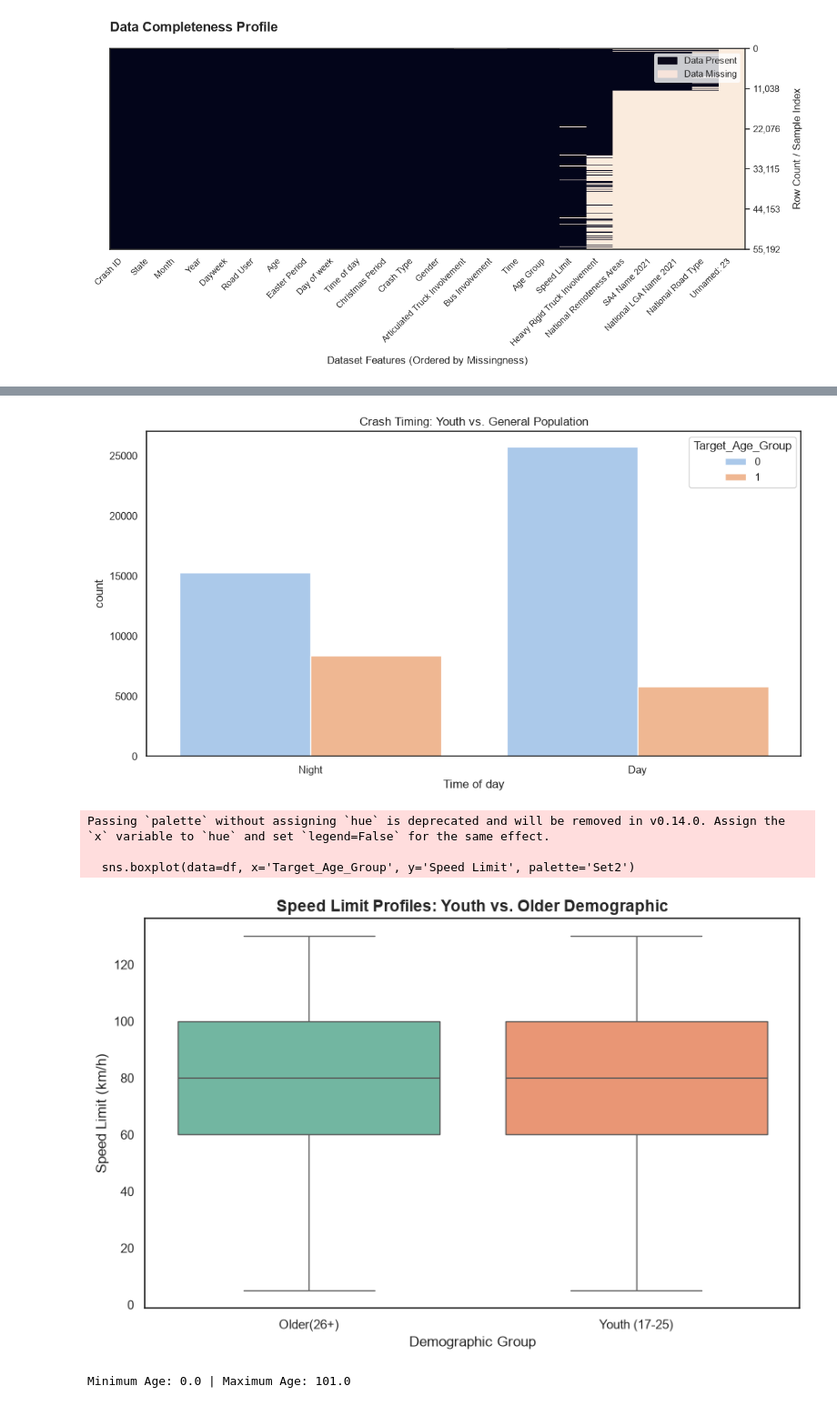
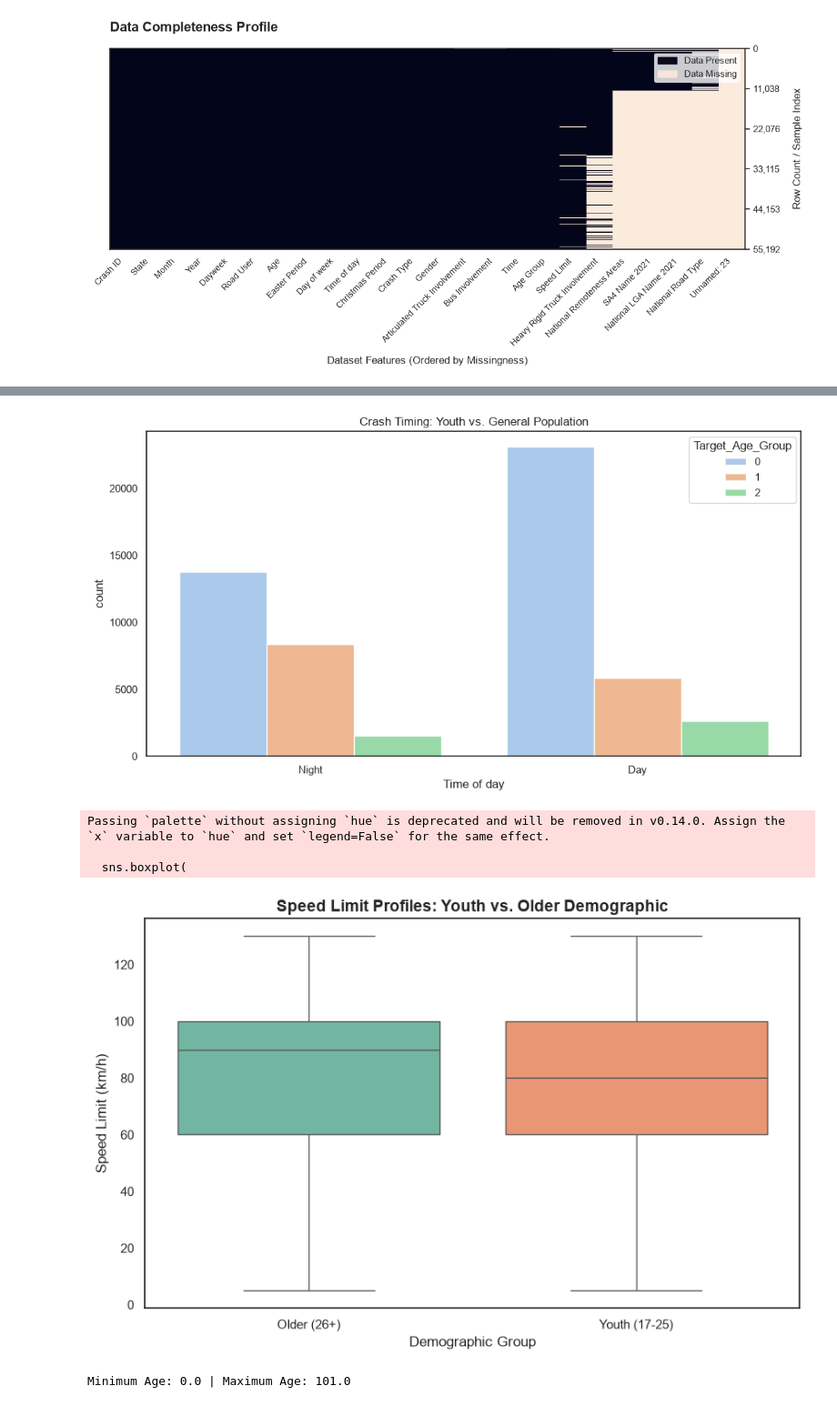
Before and after one commit to IrtiyaHana/ENGE707_WizardsofOdds, a Jupyter notebook: CrashDataset.ipynb, the cells around one changed output, grey strips where cells are left out. Shown at 91% size. Saved outputs shown, nothing was run; the diff lists cells and outputs as text; code cells hidden in the pictures.

```diff
--- a/CrashDataset.ipynb
+++ b/CrashDataset.ipynb
@@ -375,8 +375,8 @@ plt.show()
 # %% [output]
 [figure]
 # %%
-# 1. Create the binary target column (1 = Young/High-Risk, 0 = Other)
-df['Target_Age_Group'] = df['Age'].apply(lambda x: 1 if 17 <= x <= 25 else 0)
+# 1. Create the target column (1 = 17-25, 0 = 26-101, 2 = Others)
+df['Target_Age_Group'] = df['Age'].apply(lambda x: 1 if 17 <= x <= 25 else (0 if 26 <= x <= 101 else 2))
 
 # 2. Verify the new distribution counts
 print(df['Target_Age_Group'].value_counts())
@@ -406,28 +407,33 @@ sns.countplot(data=df, x='Time of day', hue='Target_Age_Group', palette='pastel'
 plt.title("Crash Timing: Youth vs. General Population")
 plt.show()
 # %% [output]
-[figure, old version]
+[figure, new version]
 # %%
 import seaborn as sns
 import matplotlib.pyplot as plt
 
 plt.figure(figsize=(10, 6))
 
-# Boxplot comparing the Speed Limit across our two age groups
-sns.boxplot(data=df, x='Target_Age_Group', y='Speed Limit', palette='Set2')
+# Boxplot comparing the Speed Limit across ONLY group 0 and 1
+sns.boxplot(
+    data=df[df['Target_Age_Group'].isin([0, 1])], # Filtered out group 2 here
+    x='Target_Age_Group',
+    y='Speed Limit',
+    palette='Set2'
+)
 
 # Make the labels clean and professional
-plt.xticks([0, 1], ['Older(26+)', 'Youth (17-25)'])
+plt.xticks([0, 1], ['Older (26+)', 'Youth (17-25)'])
 plt.title("Speed Limit Profiles: Youth vs. Older Demographic", fontsize=14, fontweight='bold')
 plt.xlabel("Demographic Group")
 plt.ylabel("Speed Limit (km/h)")
 
 plt.show()
 # %% [output]
 Passing `palette` without assigning `hue` is deprecated and will be removed in v0.14.0. Assign the `x` variable to `hue` and set `legend=False` for the same effect.
 
-  sns.boxplot(data=df, x='Target_Age_Group', y='Speed Limit', palette='Set2')
+  sns.boxplot(
-[figure, old version]
+[figure, new version]
 # %%
 print(f"Minimum Age: {df['Age'].min()} | Maximum Age: {df['Age'].max()}")
 # %% [output]
```
Also changed, not shown: parts of 3 cells of this notebook.
